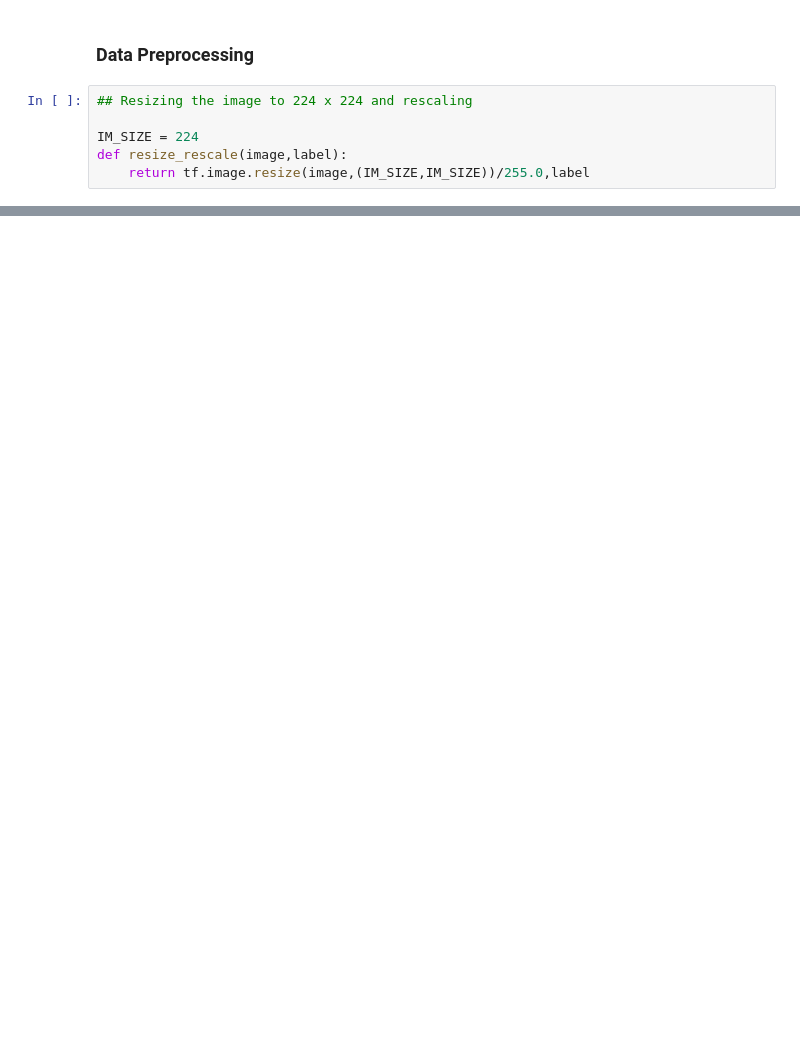
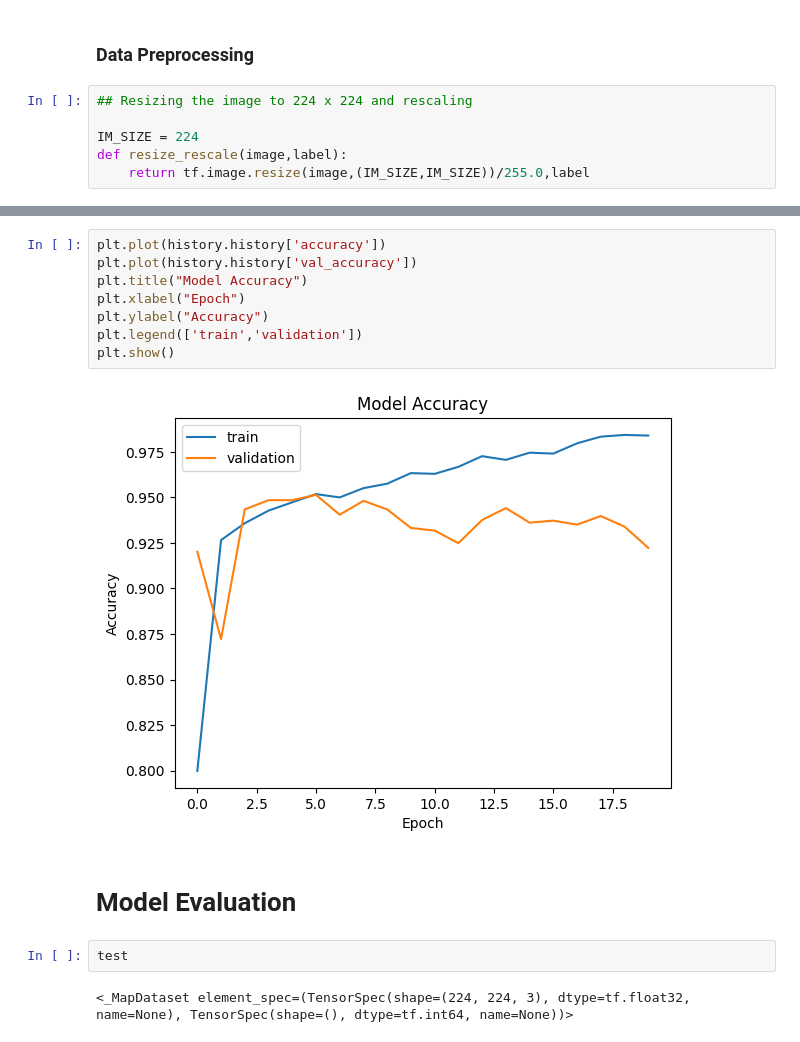
Before and after one commit to chinmay250/Malaria-Detection, a Jupyter notebook: malaria_detection.ipynb, the cells around one changed output, grey strips where cells are left out. Cells and saved outputs as stored; diff of their text form; blank space fills up the shorter version.

```diff
--- a/malaria_detection.ipynb
+++ b/malaria_detection.ipynb
@@ -149,0 +212,16 @@ BATCH_SIZE
+# %%
+plt.plot(history.history['accuracy'])
+plt.plot(history.history['val_accuracy'])
+plt.title("Model Accuracy")
+plt.xlabel("Epoch")
+plt.ylabel("Accuracy")
+plt.legend(['train','validation'])
+plt.show()
+# %% [output]
+[figure, added]
+# %% [markdown]
+# **Model Evaluation**
+# %%
+test
+# %% [output]
+<_MapDataset element_spec=(TensorSpec(shape=(224, 224, 3), dtype=tf.float32, name=None), TensorSpec(shape=(), dtype=tf.int64, name=None))>
```
Also changed, not shown: parts of 19 cells of this notebook.
